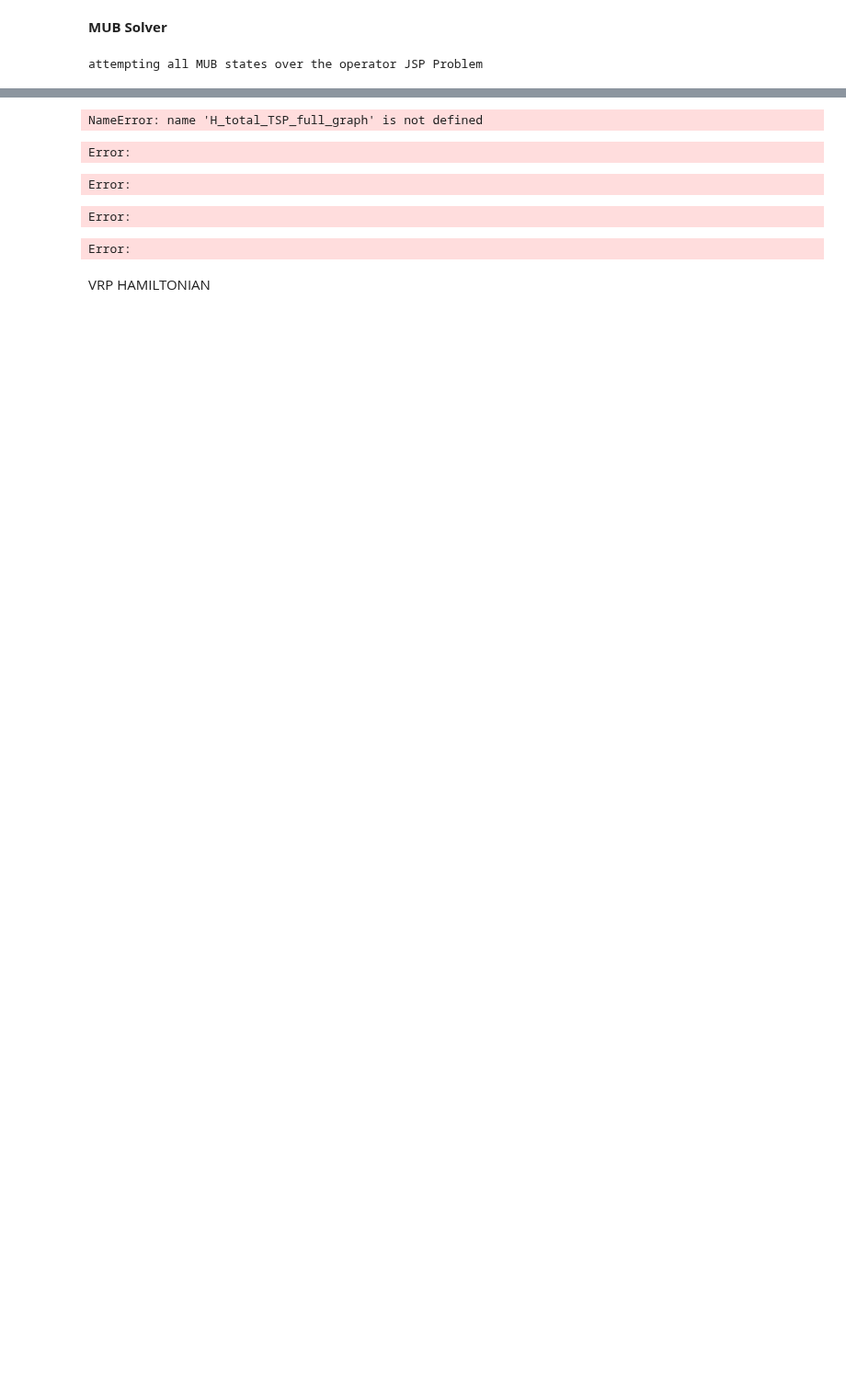
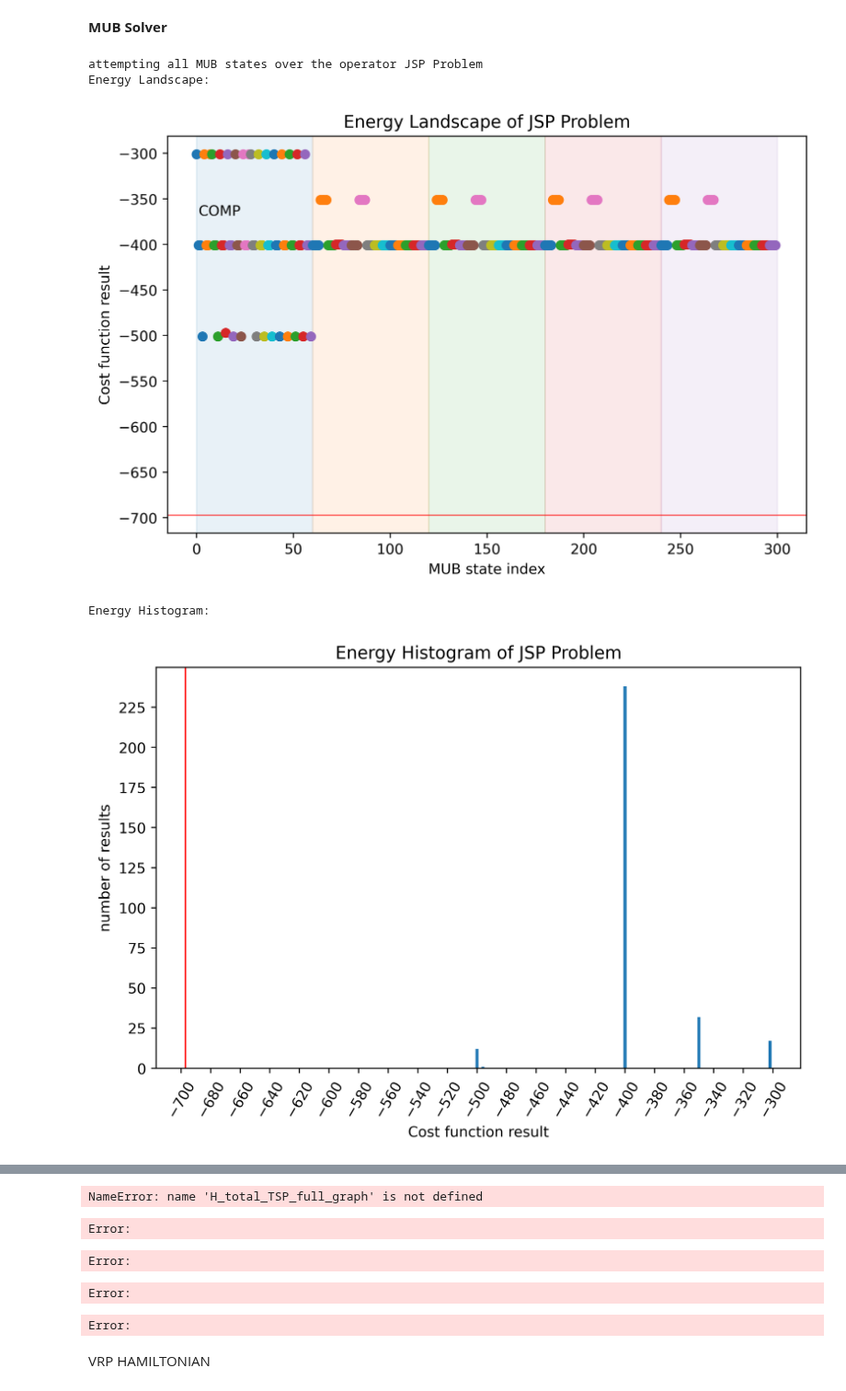
Before and after one commit to barryshaf/SchedullingFlowTime, a Jupyter notebook: scheduling_problem.ipynb, the cells around one changed output, grey strips where cells are left out. Shown at 92% size. Cells and saved outputs as stored; diff of their text form; code cells hidden in the pictures; blank space fills up the shorter version.

```diff
--- a/scheduling_problem.ipynb
+++ b/scheduling_problem.ipynb
@@ -780,43 +780,15 @@ t=2: Job #0 -> Machine #1
 # print(get_exact_ground(H_total_JSP))
 # %% [markdown]
 **MUB Solver**
-# %%
-#a snippet of experiment utils, cause importing from there doesn't work
-from landscape import (
-    calculate_energy_landscape,
-    find_k_best_points,
-    find_k_worst_points,
-    flatten_results,
-    TotalLandscapeResult,
-)
-
-from hamiltonians import get_exact_ground
-from mub_state_gen import generate_all_subsets
-from graphing import display_energy_landscape, display_energy_histogram, plot_VQE_evals
-
-def run_and_record_landscape(ham: SparsePauliOp, n_mub_qubits: int, desc: str = "") -> TotalLandscapeResult:
-    """Calculate a landscape, display and return the result.
-
-    Args:
-        ham (SparsePauliOp): hamiltonian to landscape.
-        n_mub_qubits (int): size of qubit subsets to generate MUBs on.
-        desc (str, optional): graph title. Defaults to "".
-
-    Returns:
-        TotalLandscapeResult: result of the landscape calculation.
-    """
-    n_qubits = ham.num_qubits
-    assert n_mub_qubits <= n_qubits
-    mub_subsets = generate_all_subsets(n_mub_qubits, n_qubits)
-    print("attempting all MUB states over the operator", ham if desc == '' else desc)
-    results = calculate_energy_landscape(ham, n_mub_qubits, mub_subsets)
-    results.ground_energy = get_exact_ground(ham)
-    print("Energy Landscape:")
-    display_energy_landscape(results, graph_title="Energy Landscape" if desc == "" else f"Energy Landscape of {desc}")
-    print("Energy Histogram:")
-    display_energy_histogram(results, graph_title="Energy Histogram" if desc == "" else f"Energy Histogram of {desc}")
-    return results
-
-run_and_record_landscape(H_total_JSP, 2, "JSP Problem")
-# %% [output]
-attempting all MUB states over the operator JSP Problem
+# %%
+from experiment_utils import *
+
+#####
+
+landscape = run_and_record_landscape(H_total_JSP, 2, "JSP Problem")
+# %% [output]
+attempting all MUB states over the operator JSP Problem
+Energy Landscape:
+[figure, added]
+Energy Histogram:
+[figure, added]
```
Also changed, not shown: parts of 9 cells of this notebook, 1 other file.
